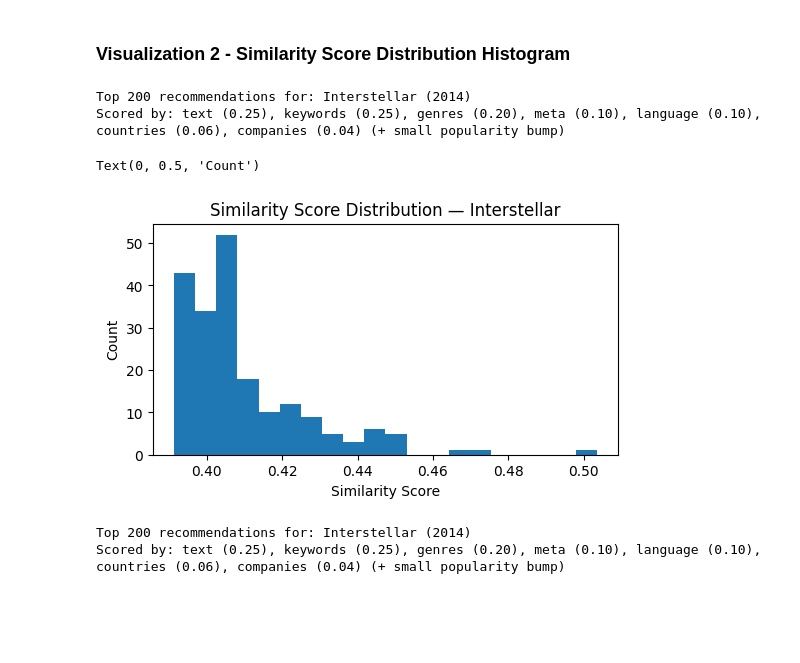
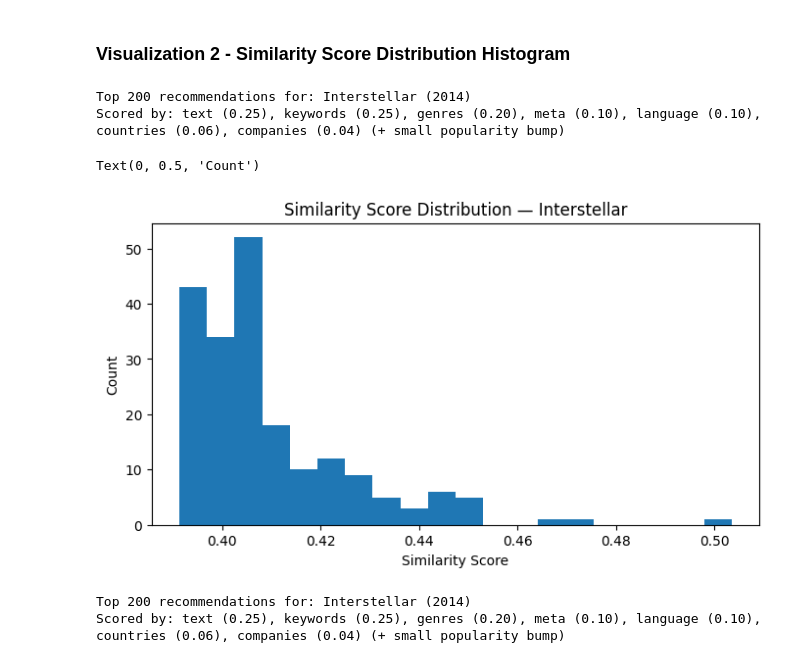
Before and after one commit to isabellagura/next2watch, a Jupyter notebook: notebooks/exploration.ipynb, the cells around one changed output. Cells and saved outputs as stored; diff of their text form; code cells hidden in the pictures; blank space fills up the shorter version.

```diff
--- a/notebooks/exploration.ipynb
+++ b/notebooks/exploration.ipynb
@@ -1945,15 +1944,15 @@ Scored by: text (0.25), keywords (0.25), genres (0.20), meta (0.10), language (0
 # %%
 # Notebook
 # Similarity score distribution histogram
 rec = recommend("Interstellar", top_n=200, pretty=False)
-ax = rec['similarity'].plot(kind='hist', bins=20, figsize=(6,3), title='Similarity Score Distribution — Interstellar')
+ax = rec['similarity'].plot(kind='hist', bins=20, figsize=(8,4), title='Similarity Score Distribution — Interstellar')
 ax.set_xlabel('Similarity Score')
 ax.set_ylabel('Count')
 # %% [output]
 Top 200 recommendations for: Interstellar (2014)
 Scored by: text (0.25), keywords (0.25), genres (0.20), meta (0.10), language (0.10), countries (0.06), companies (0.04) (+ small popularity bump)
 Text(0, 0.5, 'Count')
-[figure, old version]
+[figure, new version]
 # %%
 # Streamlit
 # Similarity score distribution histogram
```
Also changed, not shown: parts of 9 cells of this notebook, 4 other files.
